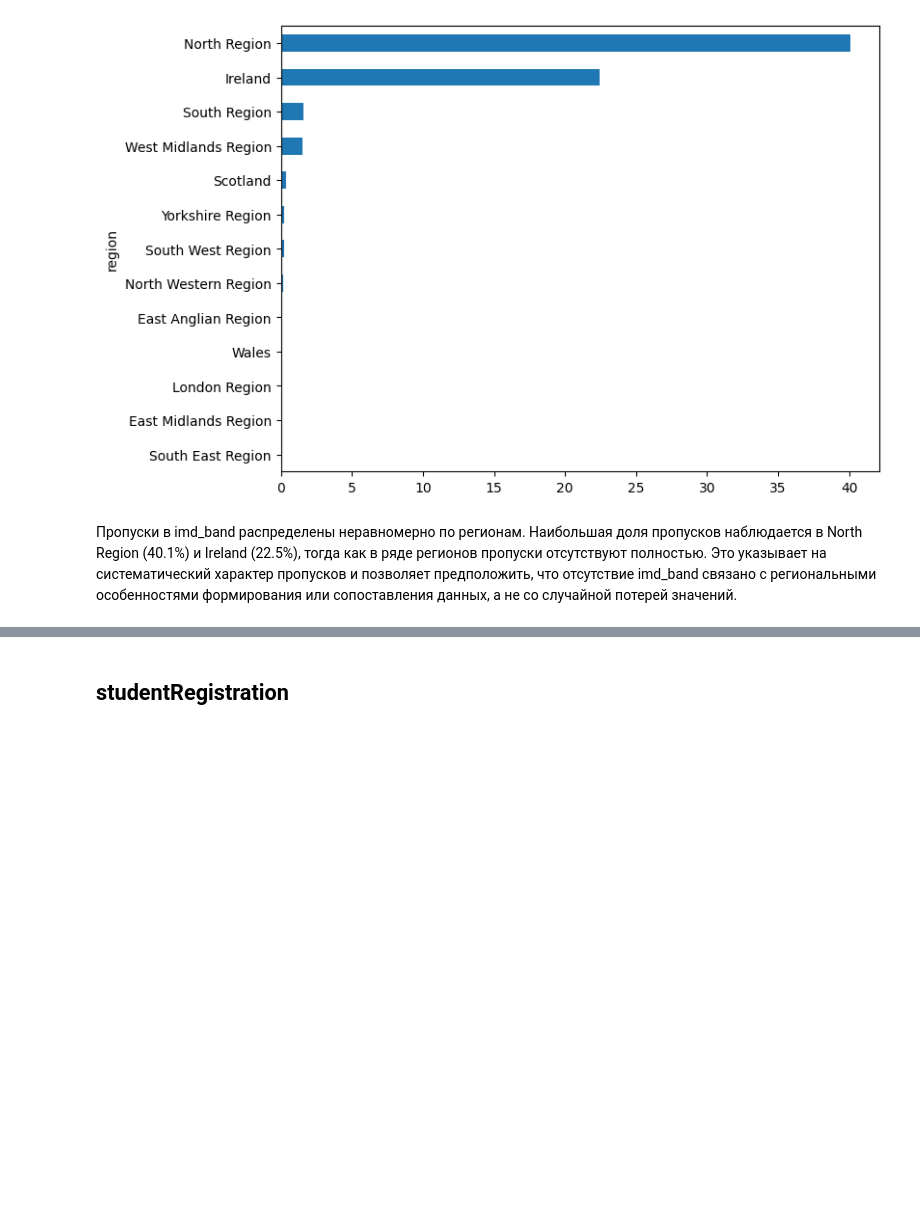
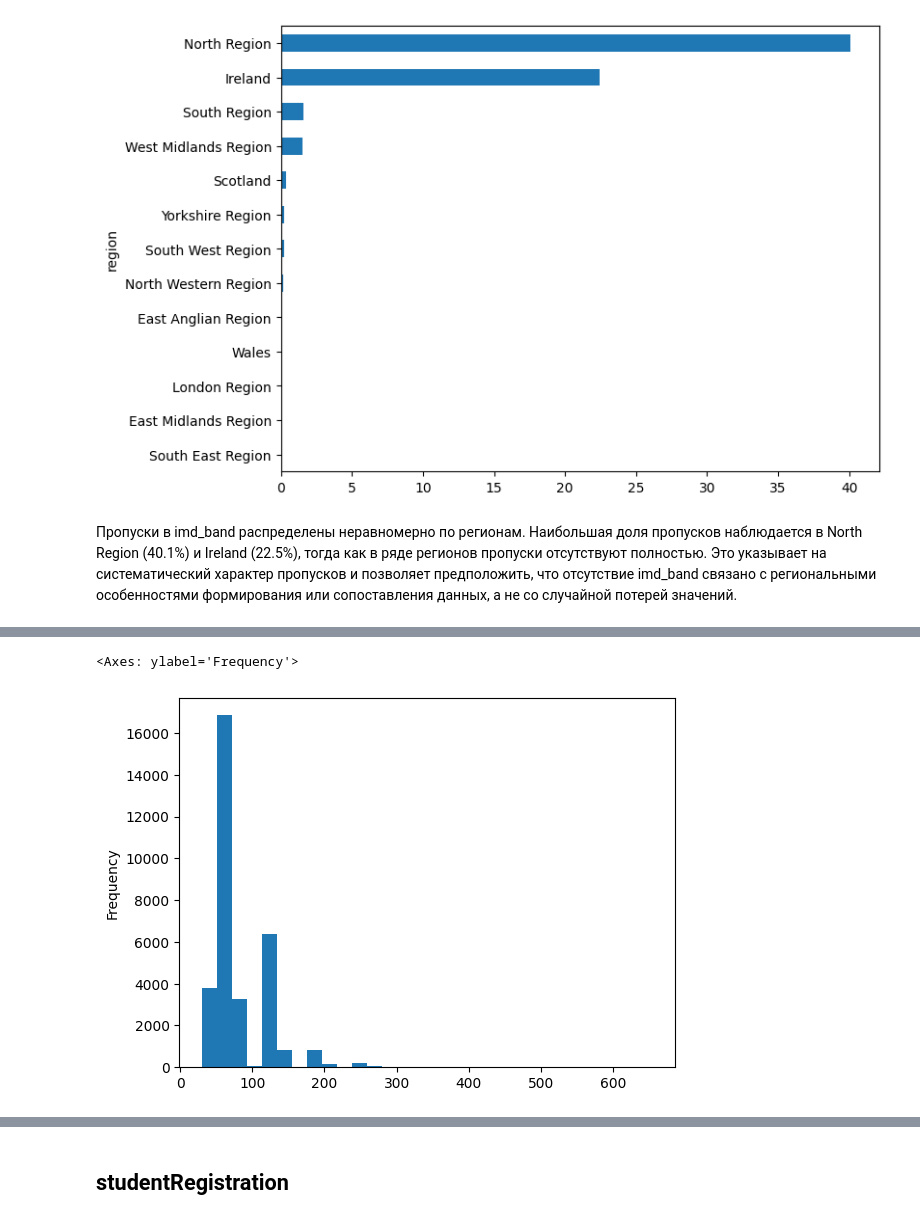
Before and after one commit to mkudim/analytics-learning-notes, a Jupyter notebook: 04_projects/project_03_edtech_oulad/EDA/eda_analysis.ipynb, the cells around one changed output, grey strips where cells are left out. Saved outputs shown, nothing was run; the diff lists cells and outputs as text; code cells hidden in the pictures; blank space fills up the shorter version.

```diff
--- a/04_projects/project_03_edtech_oulad/EDA/eda_analysis.ipynb
+++ b/04_projects/project_03_edtech_oulad/EDA/eda_analysis.ipynb
@@ -277,6 +260,2 @@ Index(['code_module', 'code_presentation', 'id_student', 'gender', 'region',
-# %%
-studinfo = studinfo[['code_module', 'code_presentation', 'id_student', 'gender', 'region',
-       'highest_education', 'imd_band', 'imd_band_clean', 'age_band', 'num_of_prev_attempts',
-       'studied_credits', 'disability', 'final_result', 'imd_band_missing']]
 # %%
 studinfo['age_band'].value_counts(dropna=False)
@@ -284,0 +276,4 @@ studinfo['age_band'].value_counts(normalize=True, dropna=False)
+# %%
+studinfo['age_band_clean'] = studinfo['age_band'].replace({
+    '55<=': '55+'
+})
@@ -284,0 +290,4 @@ studinfo['age_band'].value_counts(normalize=True, dropna=False)
+# %%
+studinfo = studinfo[['code_module', 'code_presentation', 'id_student', 'gender', 'region',
+       'highest_education', 'imd_band', 'imd_band_clean', 'age_band', 'age_band_clean',
+       'num_of_prev_attempts', 'studied_credits', 'disability', 'final_result', 'imd_band_missing']]
@@ -284,0 +346,5 @@ studinfo['age_band'].value_counts(normalize=True, dropna=False)
+# %%
+studinfo['studied_credits'].plot(kind='hist', bins=30)
+# %% [output]
+<Axes: ylabel='Frequency'>
+[figure, added]
```
Also changed, not shown: parts of 24 cells of this notebook.
